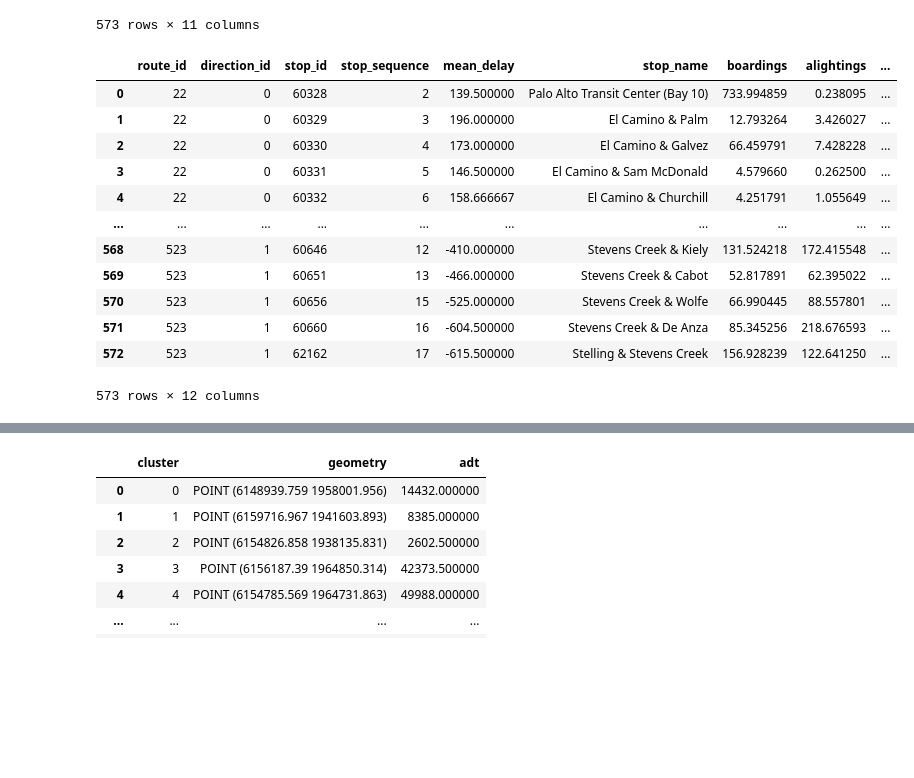
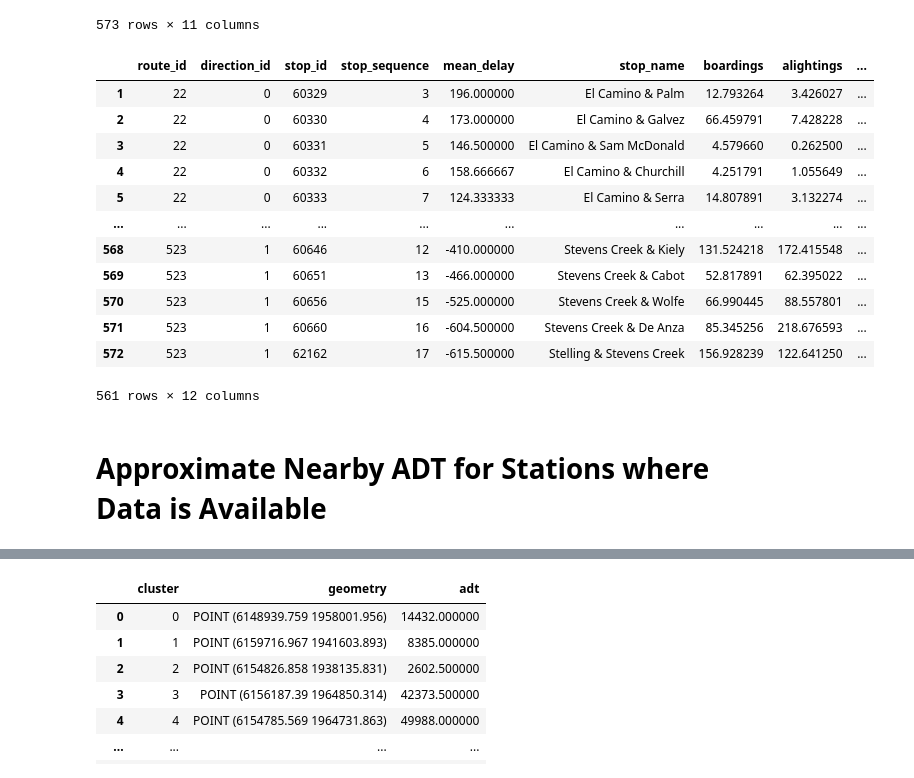
Before and after one commit to ArcherGu22/VTA-Transit-Delays, a Jupyter notebook: scripts/04_regression_models.ipynb, the cells around one changed output, grey strips where cells are left out. Drawn from its saved outputs; the diff is of its cells as text; code cells hidden in the pictures; blank space fills up the shorter version.

```diff
--- a/scripts/04_regression_models.ipynb
+++ b/scripts/04_regression_models.ipynb
@@ -140,22 +136,22 @@ def compute_osm_spacing(stations_gdf):
 
     return pd.concat(results, ignore_index=True)
 # %%
-station_spacings = compute_osm_spacing(stations_gdf)
+station_spacings = compute_osm_spacing(stations_gdf).dropna()
 station_spacings
 # %% [output]
 |  | route_id | direction_id | stop_id | stop_sequence | mean_delay | stop_name | boardings | alightings | ... |
-| 0 | 22 | 0 | 60328 | 2 | 139.500000 | Palo Alto Transit Center (Bay 10) | 733.994859 | 0.238095 | ... |
 | 1 | 22 | 0 | 60329 | 3 | 196.000000 | El Camino & Palm | 12.793264 | 3.426027 | ... |
 | 2 | 22 | 0 | 60330 | 4 | 173.000000 | El Camino & Galvez | 66.459791 | 7.428228 | ... |
 | 3 | 22 | 0 | 60331 | 5 | 146.500000 | El Camino & Sam McDonald | 4.579660 | 0.262500 | ... |
 | 4 | 22 | 0 | 60332 | 6 | 158.666667 | El Camino & Churchill | 4.251791 | 1.055649 | ... |
+| 5 | 22 | 0 | 60333 | 7 | 124.333333 | El Camino & Serra | 14.807891 | 3.132274 | ... |
 | ... | ... | ... | ... | ... | ... | ... | ... | ... | ... |
 | 568 | 523 | 1 | 60646 | 12 | -410.000000 | Stevens Creek & Kiely | 131.524218 | 172.415548 | ... |
 | 569 | 523 | 1 | 60651 | 13 | -466.000000 | Stevens Creek & Cabot | 52.817891 | 62.395022 | ... |
 | 570 | 523 | 1 | 60656 | 15 | -525.000000 | Stevens Creek & Wolfe | 66.990445 | 88.557801 | ... |
 | 571 | 523 | 1 | 60660 | 16 | -604.500000 | Stevens Creek & De Anza | 85.345256 | 218.676593 | ... |
 | 572 | 523 | 1 | 62162 | 17 | -615.500000 | Stelling & Stevens Creek | 156.928239 | 122.641250 | ... |
-573 rows × 12 columns
+561 rows × 12 columns
 # %%
 fig = quick_px_scattermap(station_spacings,
                           color="spacing_ft",
@@ -165,6 +161,8 @@ fig = quick_px_scattermap(station_spacings,
                           height=650
 )
 fig.show()
+# %% [markdown]
+# Approximate Nearby ADT for Stations where Data is Available
 # %%
 sj_adt["geometry"] = sj_adt["geometry"].apply(safe_wkt_load)
 sj_adt_gdf = gpd.GeoDataFrame(sj_adt, geometry='geometry', crs="EPSG:2227")
```
Also changed, not shown: parts of 14 cells of this notebook, 23 other files.
